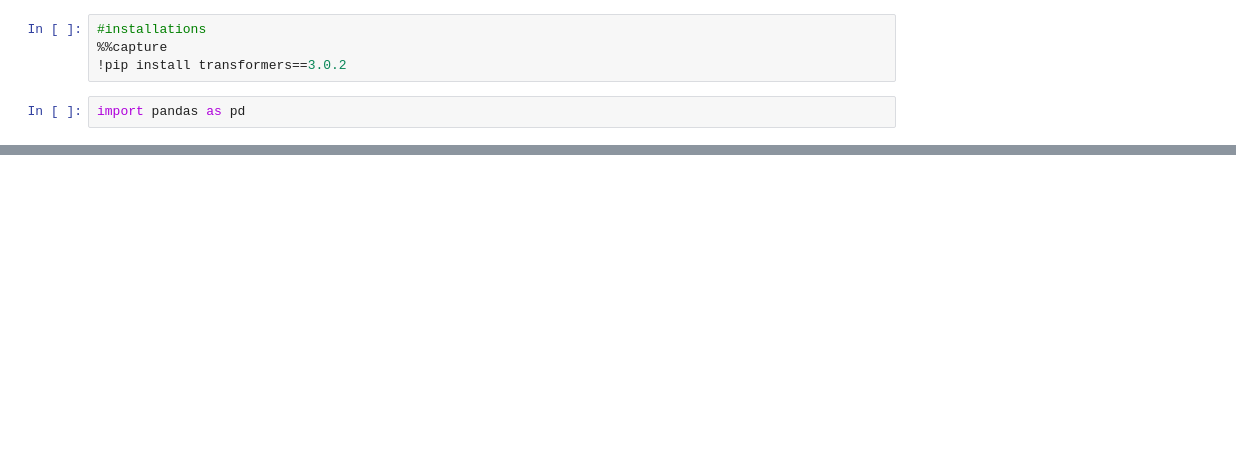
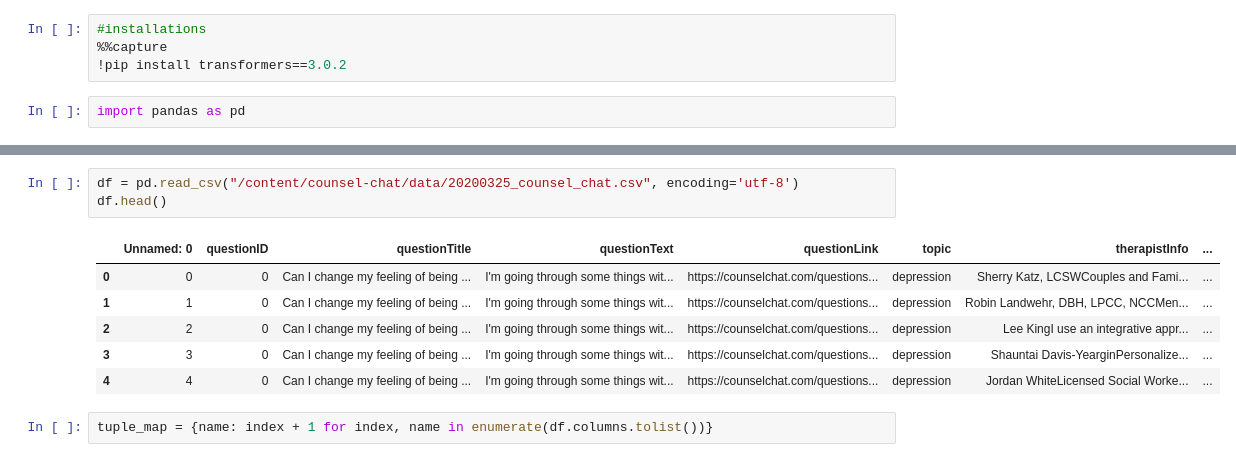
Before and after one commit to gauravlochab/dailoGPT, a Jupyter notebook: dialoGPT.ipynb, the cells around one changed output, grey strips where cells are left out. Saved outputs shown, nothing was run; the diff lists cells and outputs as text; blank space fills up the shorter version.

```diff
--- a/dialoGPT.ipynb
+++ b/dialoGPT.ipynb
@@ -21,0 +61,12 @@ You should probably TRAIN this model on a down-stream task to be able to use it
+# %%
+df = pd.read_csv("/content/counsel-chat/data/20200325_counsel_chat.csv", encoding='utf-8')
+df.head()
+# %% [output]
+|  | Unnamed: 0 | questionID | questionTitle | questionText | questionLink | topic | therapistInfo | ... |
+| 0 | 0 | 0 | Can I change my feeling of being ... | I'm going through some things wit... | https://counselchat.com/questions... | depression | Sherry Katz, LCSWCouples and Fami... | ... |
+| 1 | 1 | 0 | Can I change my feeling of being ... | I'm going through some things wit... | https://counselchat.com/questions... | depression | Robin Landwehr, DBH, LPCC, NCCMen... | ... |
+| 2 | 2 | 0 | Can I change my feeling of being ... | I'm going through some things wit... | https://counselchat.com/questions... | depression | Lee KingI use an integrative appr... | ... |
+| 3 | 3 | 0 | Can I change my feeling of being ... | I'm going through some things wit... | https://counselchat.com/questions... | depression | Shauntai Davis-YearginPersonalize... | ... |
+| 4 | 4 | 0 | Can I change my feeling of being ... | I'm going through some things wit... | https://counselchat.com/questions... | depression | Jordan WhiteLicensed Social Worke... | ... |
+# %%
+tuple_map = {name: index + 1 for index, name in enumerate(df.columns.tolist())}
```
Also changed, not shown: parts of 10 cells of this notebook.
